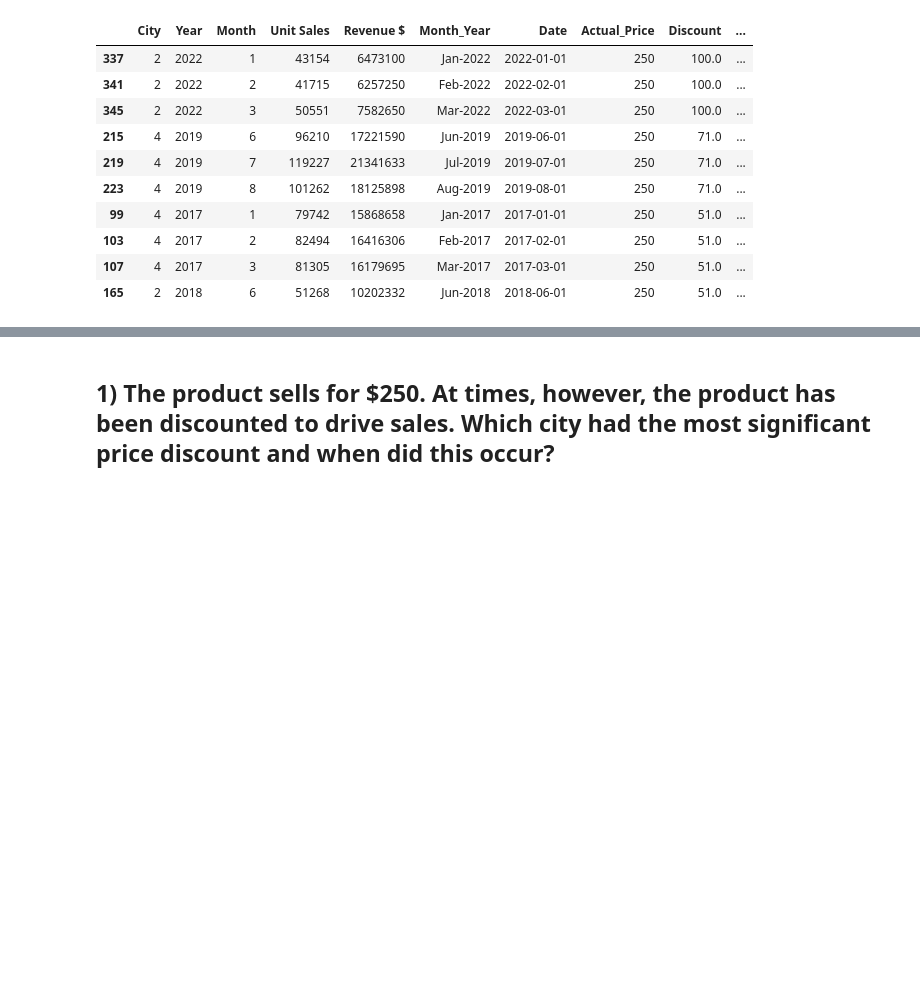
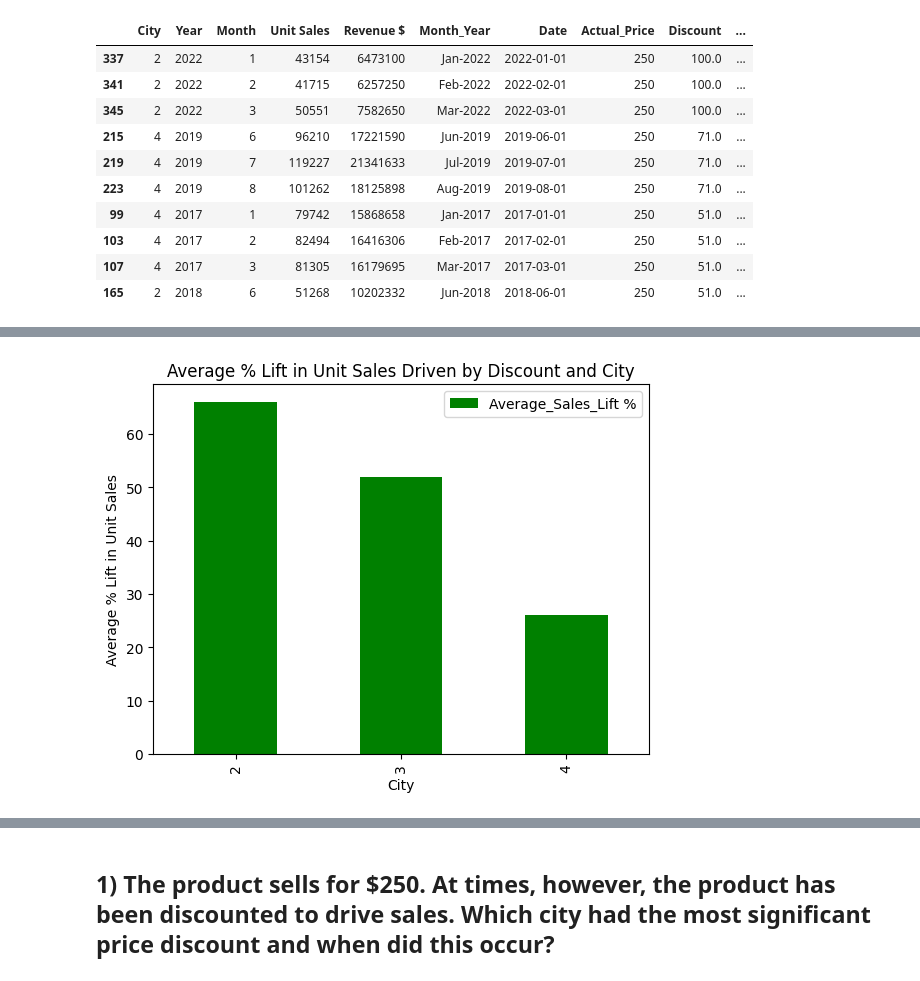
Before and after one commit to vamshi694/Apple_Case_Study, a Jupyter notebook: Scripts/Data_exploration.ipynb, the cells around one changed output, grey strips where cells are left out. Saved outputs shown, nothing was run; the diff lists cells and outputs as text; code cells hidden in the pictures; blank space fills up the shorter version.

```diff
--- a/Scripts/Data_exploration.ipynb
+++ b/Scripts/Data_exploration.ipynb
@@ -125,0 +142,3 @@ pd.concat([city_2_data.iloc[prior_indices],city_2_data.iloc[highest_discount_ind
+# %%
+# Sort the data by City and Date
+Data = Data.sort_values(by=['City', 'Date'])
@@ -125,0 +160,24 @@ pd.concat([city_2_data.iloc[prior_indices],city_2_data.iloc[highest_discount_ind
+# %%
+# Sort the data by City and Date
+Data = Data.sort_values(by=['City', 'Date'])
+
+# Identify the periods just before the discount starts for each city
+Data['Pre_Discount_Sales'] = Data.groupby('City')['Unit Sales'].shift(1)
+Data['Is_Discount_Start'] = (Data['Discount_Flag'] == 1) & (Data['Discount_Flag'].shift(1) == 0)
+
+# Filter out the rows where the discount starts
+pre_discount_data = Data[Data['Is_Discount_Start']]
+
+# Calculate the average unit sales during the discounted periods for each city
+average_discount_sales = Data[Data['Discount_Flag'] == 1].groupby('City')['Unit Sales'].mean().reset_index()
+average_discount_sales.rename(columns={'Unit Sales': 'Avg_Discount_Unit_Sales'}, inplace=True)
+
+# Merge with pre_discount_data to have both pre-discount and average discount sales side by side
+pre_discount_sales = pre_discount_data[['City', 'Pre_Discount_Sales']].drop_duplicates()
+merged_discount_data = pd.merge(pre_discount_sales, average_discount_sales, on='City')
+
+# Calculate the sales lift
+merged_discount_data['Sales_Lift %'] = 100 * (merged_discount_data['Avg_Discount_Unit_Sales'] - merged_discount_data['Pre_Discount_Sales']) / merged_discount_data['Pre_Discount_Sales']
+
+# Display the result
+merged_discount_data
@@ -125,0 +195,6 @@ pd.concat([city_2_data.iloc[prior_indices],city_2_data.iloc[highest_discount_ind
+# %%
+# Calculate the average sales lift per city
+average_sales_lift_per_city = merged_discount_data.groupby('City')['Sales_Lift %'].mean().reset_index()
+average_sales_lift_per_city.rename(columns={'Sales_Lift %': 'Average_Sales_Lift %'}, inplace=True)
+# %%
+round(average_sales_lift_per_city.set_index('City'))
@@ -125,0 +207,8 @@ pd.concat([city_2_data.iloc[prior_indices],city_2_data.iloc[highest_discount_ind
+# %%
+round(average_sales_lift_per_city.set_index('City')).plot(kind='bar', color='green')
+plt.title('Average % Lift in Unit Sales Driven by Discount and City')
+plt.xlabel('City')
+plt.ylabel('Average % Lift in Unit Sales')
+plt.show()
+# %% [output]
+[figure, added]
```
Also changed, not shown: parts of 22 cells of this notebook, 3 other files.
